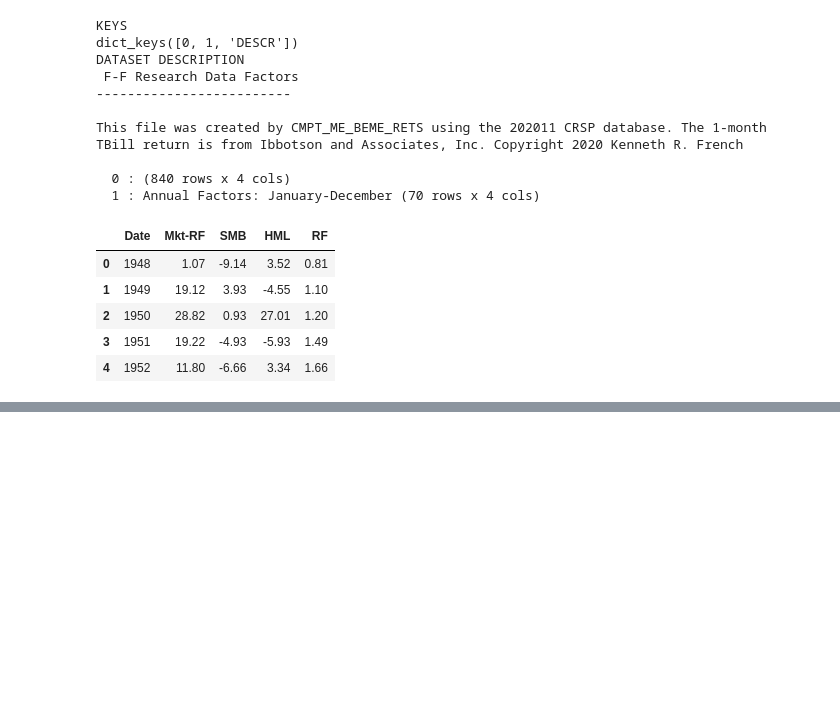
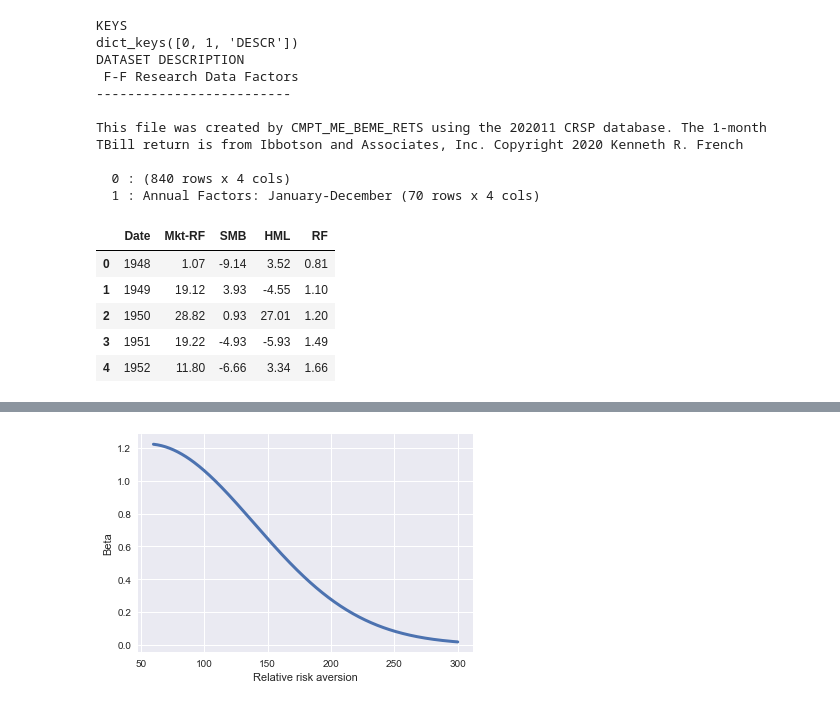
Before and after one commit to Wentworthliu123/Empirical-Asset-Pricing-A-2021, a Jupyter notebook: HW1_Puzzles.ipynb, the cells around one changed output, grey strips where cells are left out. Drawn from its saved outputs; the diff is of its cells as text; code cells hidden in the pictures; blank space fills up the shorter version.

```diff
--- a/HW1_Puzzles.ipynb
+++ b/HW1_Puzzles.ipynb
@@ -175,0 +186,17 @@ Equity Premium Puzzle
+# %%
+# Define a funtion to calculate the subjective discount factor
+def beta_cal(rf, gamma, ave_c, vol_c):
+    beta = np.exp(-rf+gamma*ave_c-gamma**2*vol_c**2/2)
+    return beta
+rf = merged_data['RF_adj'].mean()*0.01
+ave_c = Consumption_data['Consumption'].mean()*0.01
+vol_c = Consumption_data['Consumption'].std()*0.01
+# Make the plot of gamma(RRA)
+x_gamma= np.linspace(60,300, 300)
+y_Beta = beta_cal(rf, x_gamma, ave_c, vol_c)
+plt.plot(x_gamma, y_Beta,linewidth=3)
+plt.xlabel('Relative risk aversion')
+plt.ylabel('Beta')
+plt.savefig("p3q2")
+# %% [output]
+[figure, added]
```
Also changed, not shown: parts of 14 cells of this notebook, 4 other files.
